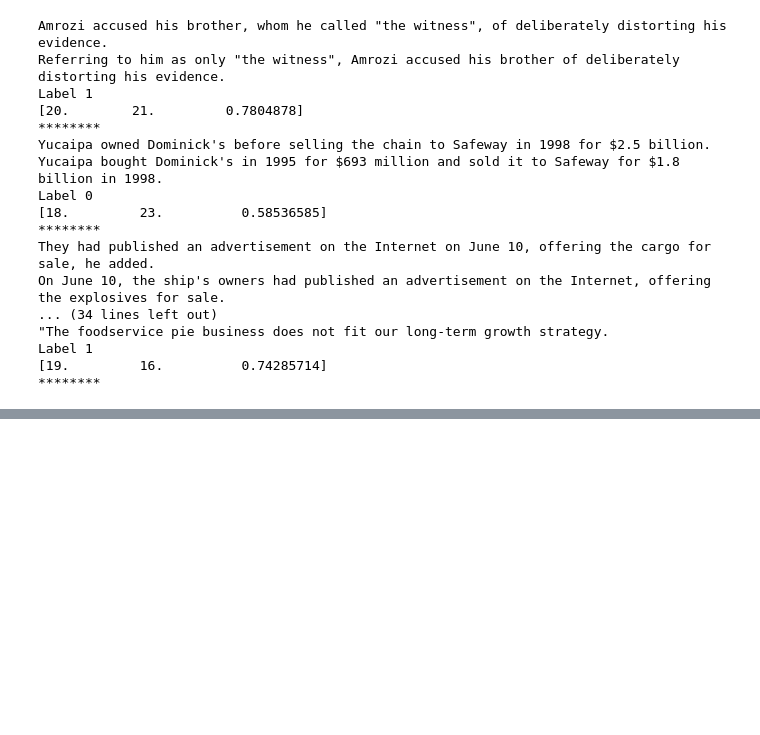
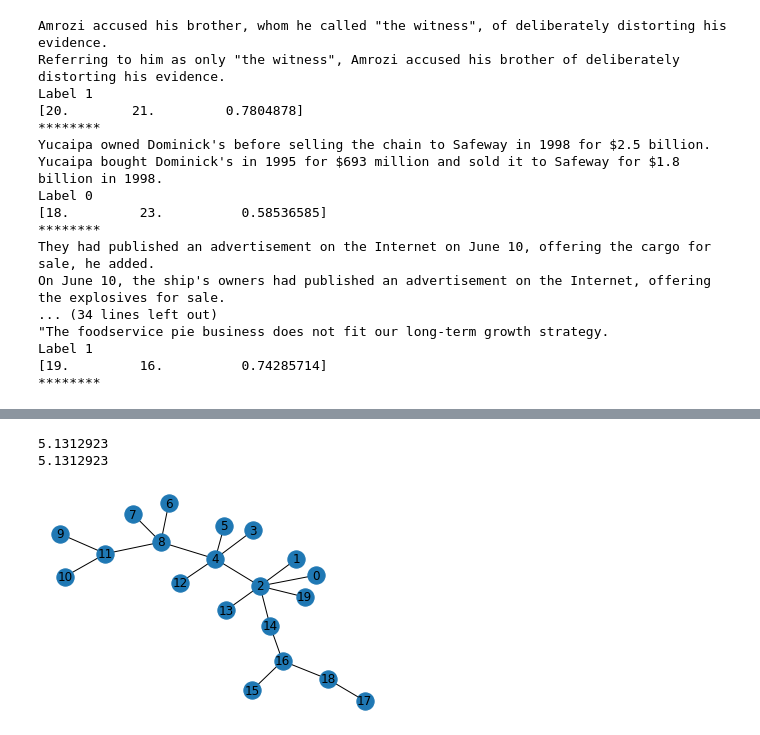
Before and after one commit to vrublevskiyvitaliy/paraphrase_identification, a Jupyter notebook: Dependancy_graph_model.ipynb, the cells around one changed output, grey strips where cells are left out. Drawn from its saved outputs; the diff is of its cells as text; code cells hidden in the pictures; blank space fills up the shorter version.

```diff
--- a/Dependancy_graph_model.ipynb
+++ b/Dependancy_graph_model.ipynb
@@ -454,6 +461,26 @@ class HungarianGraphNodesMatcher:
     print ("Graph 1  =>   Graph 2")
     for id1, id2 in self.graph1_to_graph2.items():
       print(f"{self.g1['nodes'][id1]['node']}    =>   {self.g2['nodes'][id2]['node']}")
+# %%
+class GraphBuilder:
+
+  def __init__(self):
+    pass
+
+  @classmethod
+  def build_nx_graph_from_dt(cls, g):
+    nx_g = nx.Graph()
+    for index, node in enumerate(g["nodes"]):
+      nx_g.add_node(index, node=node['node'], token=node['token'], is_fake=node['is_fake'])
+    for edge in g["edges"]:
+      nx_g.add_edge(edge["start_node_id"], edge["end_node_id"])
+    return nx_g
+
+
+  @classmethod
+  def build_nx_graph_from_sentance(cls, s):
+    graph = get_dependancy_graph(s, False)
+    return cls.build_nx_graph_from_dt(graph)
 # %%
 node_matcher = HungarianGraphNodesMatcher(graph1, graph2, 0.9)
 # %%
@@ -750,0 +792,5 @@ def base_classification_test(feature_generator):
+# %%
+def plot_graphs(graphs):
+  for g in graphs:
+     fig, ax = plt.subplots(1, 1)
+     nx.draw(g, with_labels=True, pos=nx.kamada_kawai_layout(g), ax=ax)
@@ -750,0 +1028,19 @@ def base_classification_test(feature_generator):
+# %%
+doc = nlp("Give it back! He pleaded.")
+token = doc[0]
+vector = token.vector
+total = (vector ** 2).sum()
+norm = np.sqrt(total) if total != 0 else 0
+print(norm)
+print(token.vector_norm)
+# %% [output]
+5.1312923
+5.1312923
+# %%
+sample = get_sample(0)
+g1 = GraphBuilder.build_nx_graph_from_sentance(sample['s1'])
+g2 = GraphBuilder.build_nx_graph_from_sentance(sample['s2'])
+# %%
+plot_graphs([g1])
+# %% [output]
+[figure, added]
```
Also changed, not shown: parts of 20 cells of this notebook.
